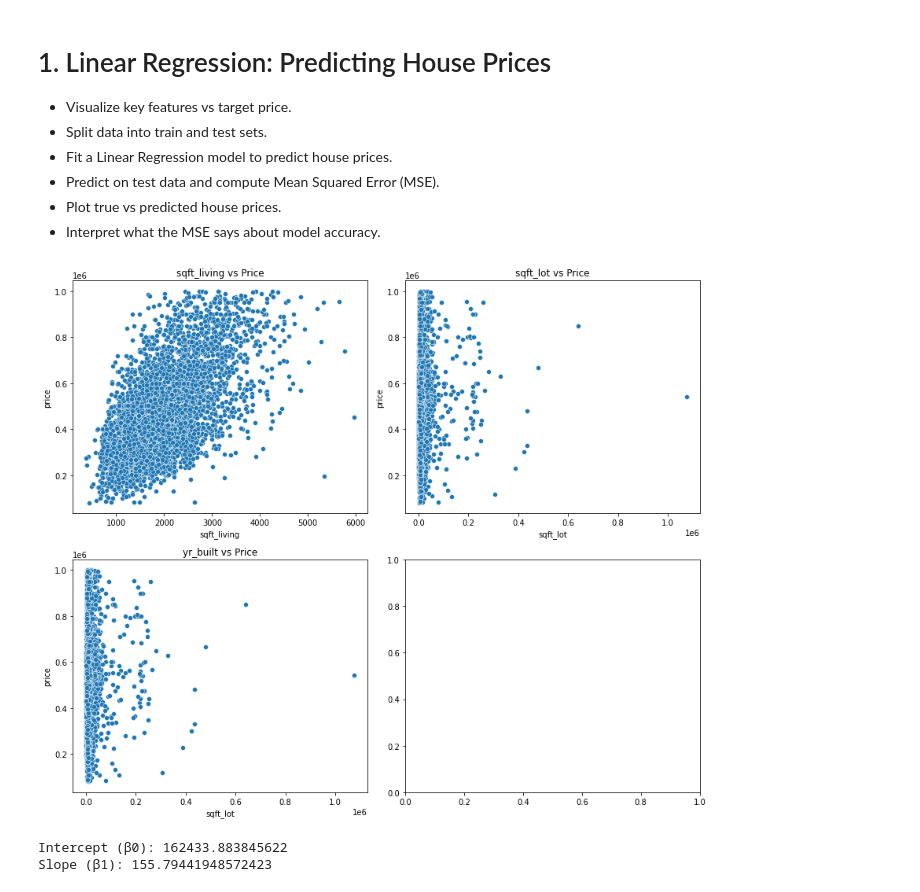
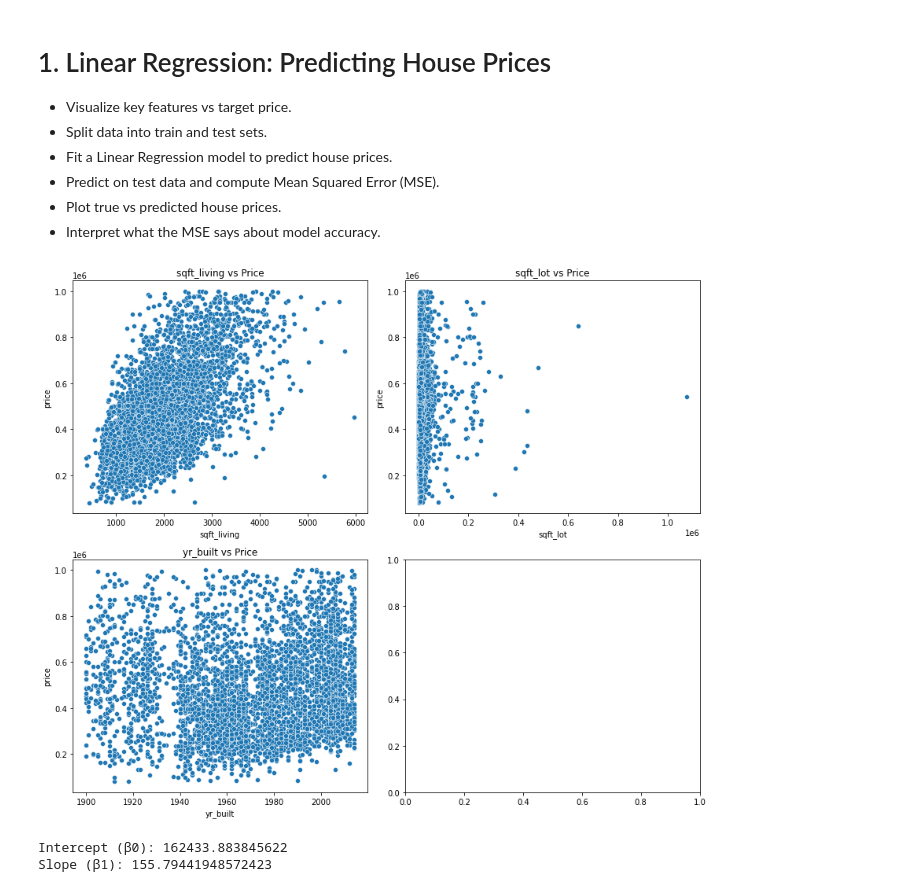
Before and after one commit to codedeedope/ScientificProgrammingLab, a Jupyter notebook: L4_Regression/Regression.ipynb, the cells around one changed output. Saved outputs shown, nothing was run; the diff lists cells and outputs as text; code cells hidden in the pictures.

```diff
--- a/L4_Regression/Regression.ipynb
+++ b/L4_Regression/Regression.ipynb
@@ -56,23 +56,23 @@ max      4820.000000  2014.000000   2014.000000
 # %%
 # Visualize key features vs target price.
 
 key_features = ['sqft_living', 'sqft_lot', 'yr_built']
 
 fig, ax = plt.subplots(2, 2, figsize=(12,10))
 
 sns.scatterplot(data=df, x='sqft_living', y='price', ax=ax[0,0])
 ax[0,0].set_title('sqft_living vs Price')
 
 sns.scatterplot(data=df, x='sqft_lot', y='price', ax=ax[0,1])
 ax[0,1].set_title('sqft_lot vs Price')
 
-sns.scatterplot(data=df, x='sqft_lot', y='price', ax=ax[1,0])
+sns.scatterplot(data=df, x='yr_built', y='price', ax=ax[1,0])
 ax[1,0].set_title('yr_built vs Price')
 
 plt.tight_layout()
 plt.show()
 # %% [output]
-[figure, old version]
+[figure, new version]
 # %%
 # Split data into train and test sets.
 
```
